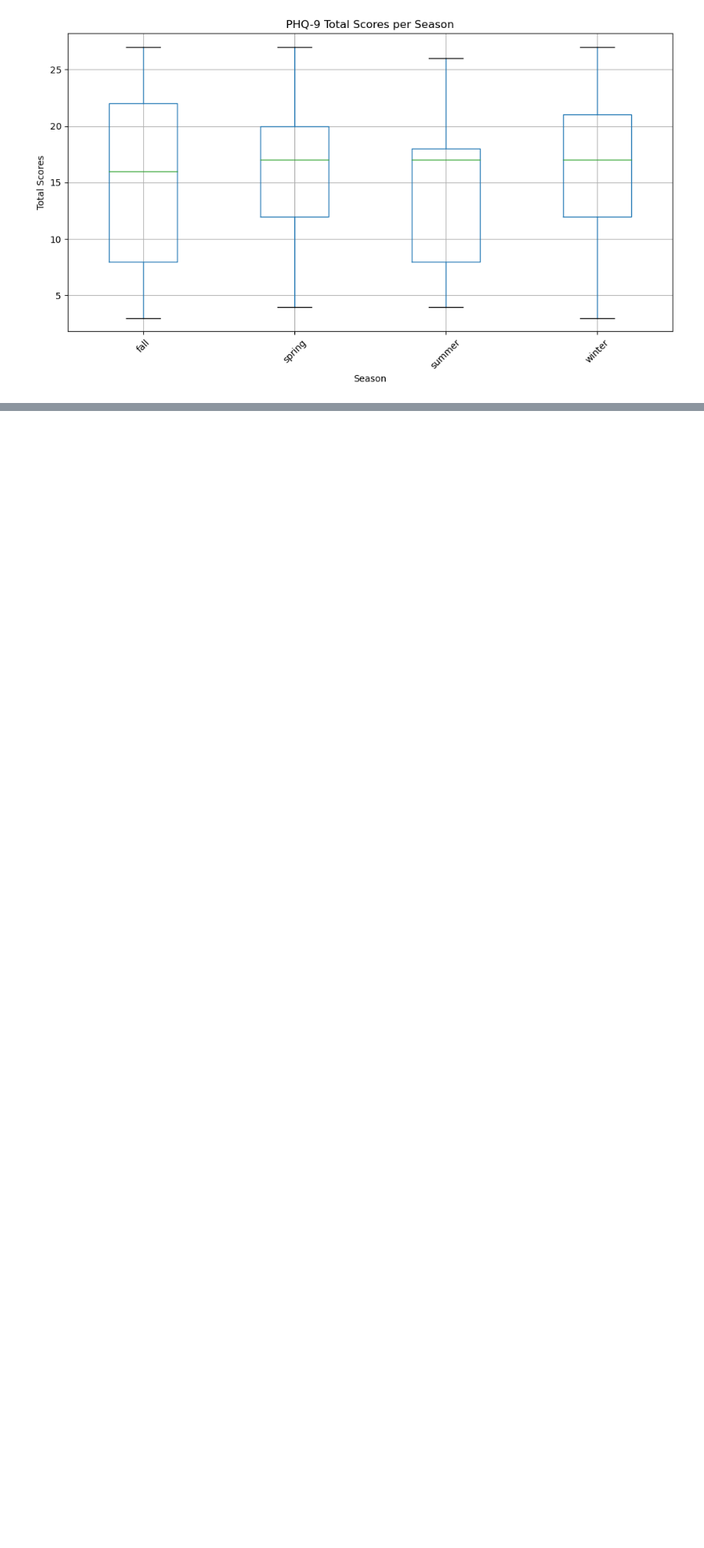
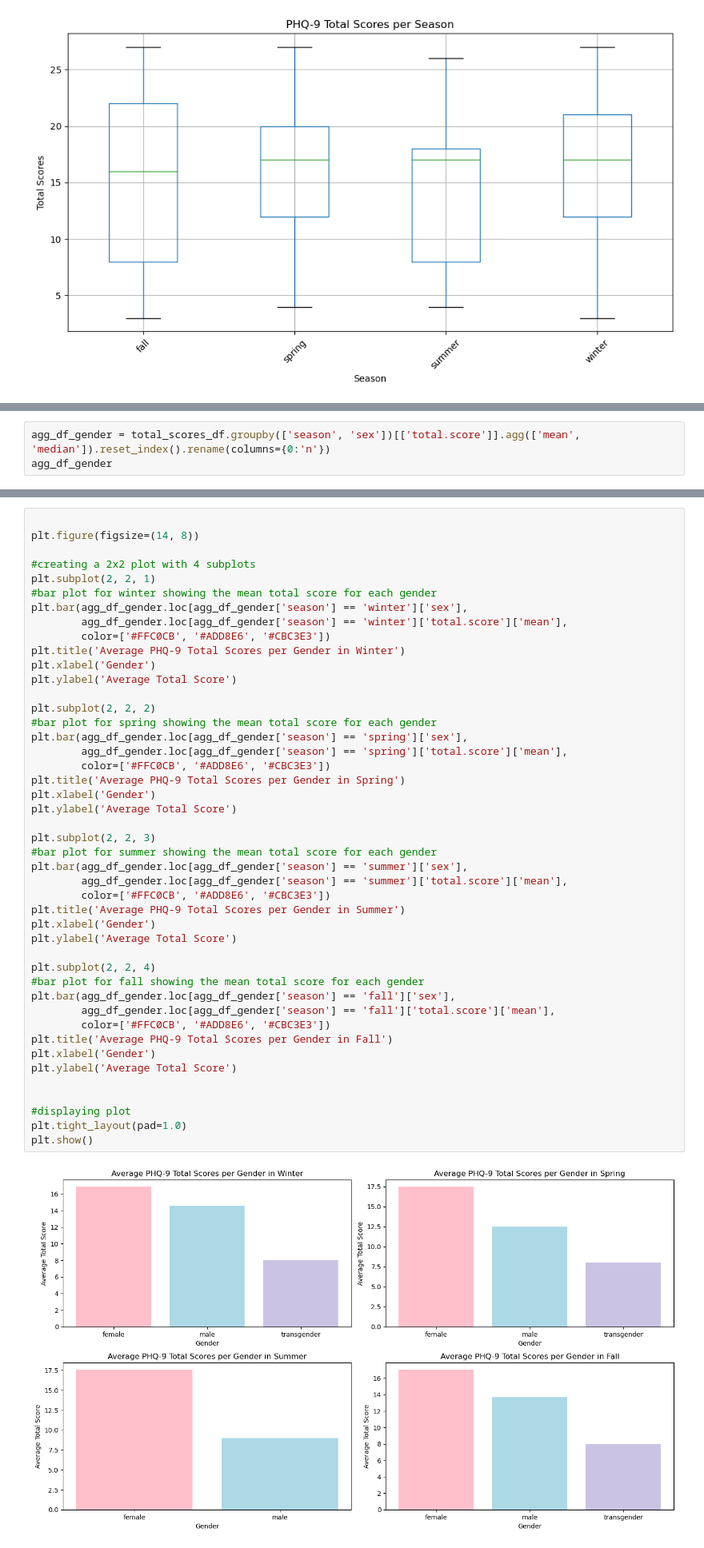
Before and after one commit to meera-patel01/PHQ-9-ANALYSIS, a Jupyter notebook: PHQ-9 ANALYSIS.ipynb, the cells around one changed output, grey strips where cells are left out. Shown: that part at 80% size. Drawn from its saved outputs; the diff is of its cells as text; blank space fills up the shorter version.

```diff
--- a/PHQ-9 ANALYSIS.ipynb
+++ b/PHQ-9 ANALYSIS.ipynb
@@ -141,0 +159,3 @@ plt.show()
+# %%
+agg_df_gender = total_scores_df.groupby(['season', 'sex'])[['total.score']].agg(['mean', 'median']).reset_index().rename(columns={0:'n'})
+agg_df_gender
@@ -142,3 +176,50 @@ plt.show()
+# %%
+
+plt.figure(figsize=(14, 8))
+
+#creating a 2x2 plot with 4 subplots
+plt.subplot(2, 2, 1)
+#bar plot for winter showing the mean total score for each gender
+plt.bar(agg_df_gender.loc[agg_df_gender['season'] == 'winter']['sex'],
+        agg_df_gender.loc[agg_df_gender['season'] == 'winter']['total.score']['mean'],
+        color=['#FFC0CB', '#ADD8E6', '#CBC3E3'])
+plt.title('Average PHQ-9 Total Scores per Gender in Winter')
+plt.xlabel('Gender')
+plt.ylabel('Average Total Score')
+
+plt.subplot(2, 2, 2)
+#bar plot for spring showing the mean total score for each gender
+plt.bar(agg_df_gender.loc[agg_df_gender['season'] == 'spring']['sex'],
+        agg_df_gender.loc[agg_df_gender['season'] == 'spring']['total.score']['mean'],
+        color=['#FFC0CB', '#ADD8E6', '#CBC3E3'])
+plt.title('Average PHQ-9 Total Scores per Gender in Spring')
+plt.xlabel('Gender')
+plt.ylabel('Average Total Score')
+
+plt.subplot(2, 2, 3)
+#bar plot for summer showing the mean total score for each gender
+plt.bar(agg_df_gender.loc[agg_df_gender['season'] == 'summer']['sex'],
+        agg_df_gender.loc[agg_df_gender['season'] == 'summer']['total.score']['mean'],
+        color=['#FFC0CB', '#ADD8E6', '#CBC3E3'])
+plt.title('Average PHQ-9 Total Scores per Gender in Summer')
+plt.xlabel('Gender')
+plt.ylabel('Average Total Score')
+
+plt.subplot(2, 2, 4)
+#bar plot for fall showing the mean total score for each gender
+plt.bar(agg_df_gender.loc[agg_df_gender['season'] == 'fall']['sex'],
+        agg_df_gender.loc[agg_df_gender['season'] == 'fall']['total.score']['mean'],
+        color=['#FFC0CB', '#ADD8E6', '#CBC3E3'])
+plt.title('Average PHQ-9 Total Scores per Gender in Fall')
+plt.xlabel('Gender')
+plt.ylabel('Average Total Score')
+
+
+#displaying plot
+plt.tight_layout(pad=1.0)
+plt.show()
+# %% [output]
+[figure, added]
 # %%
 #Do individuals have higher PHQ-9 scores, indicating more severe depressive symptoms,
 #during the winter months compared to the summer months?
```
Also changed, not shown: parts of 2 cells of this notebook, 2 other files.
